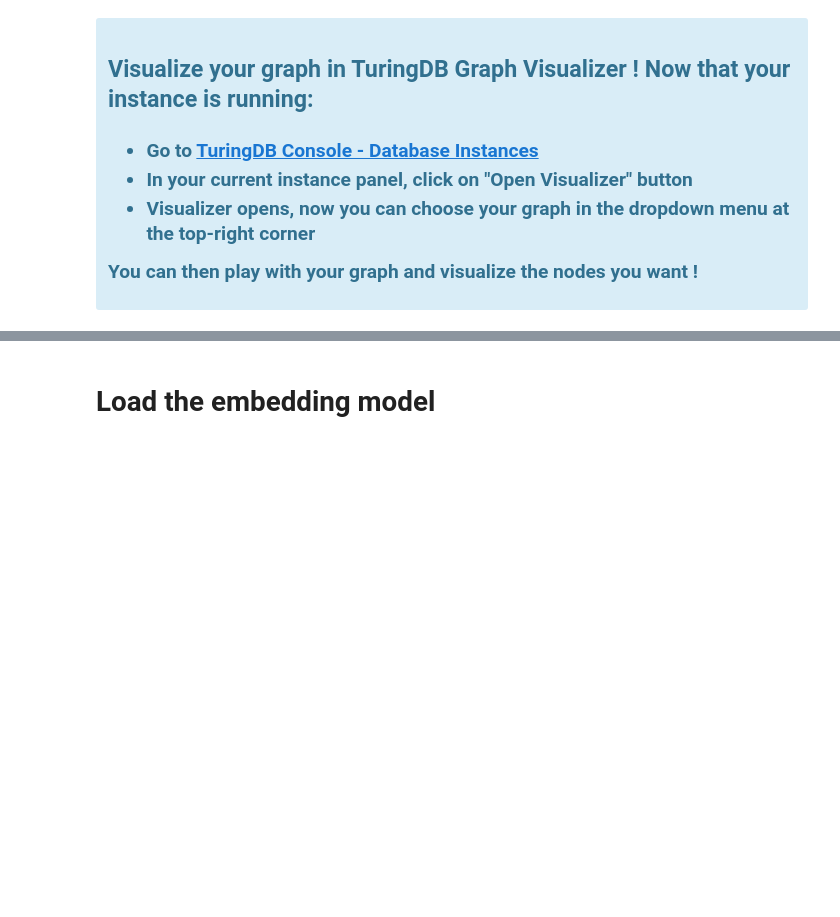
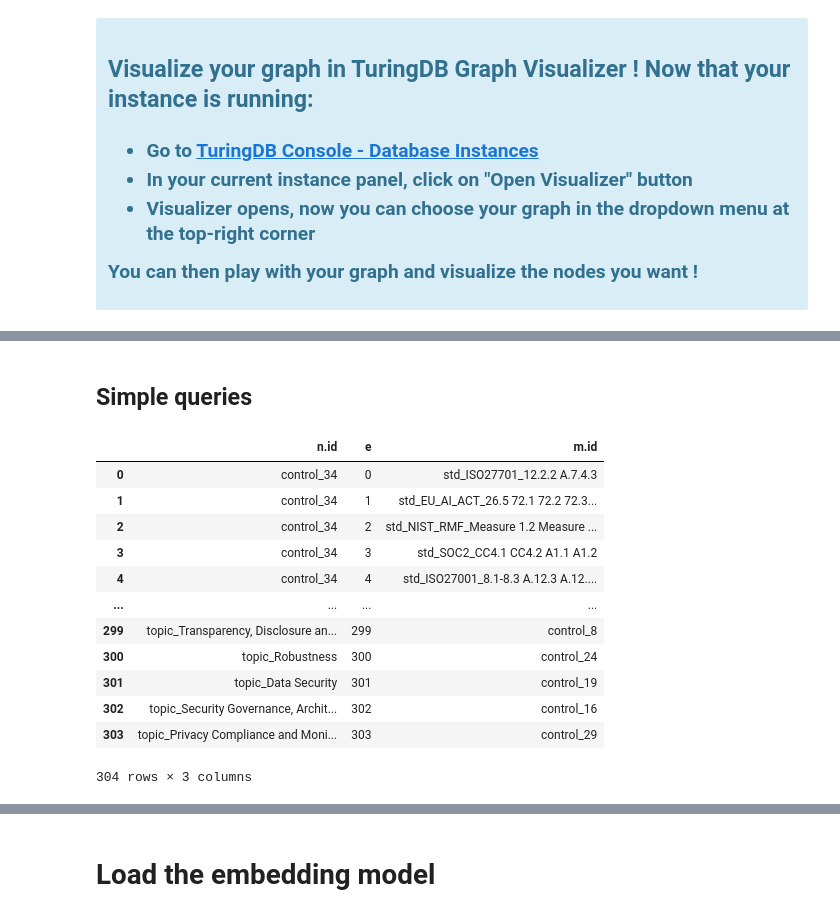
Before and after one commit to turing-db/turingdb-kgsearch, a Jupyter notebook: notebooks/michael_data.ipynb, the cells around one changed output, grey strips where cells are left out. Cells and saved outputs as stored; diff of their text form; code cells hidden in the pictures; blank space fills up the shorter version.

```diff
--- a/notebooks/michael_data.ipynb
+++ b/notebooks/michael_data.ipynb
@@ -142,3 +142,12 @@ def build_create_command_from_networkx(G, node_type_key="type", edge_type_key="t
         return create_command
 
     return ""
+# %%
+def get_return_statements(query):
+    # Extract everything after RETURN
+    match = re.search(r"RETURN\s+(.+)", query, re.IGNORECASE)
+    if match:
+        return_statement = match.group(1).strip()
+        return return_statement.split(", ")
+    else:
+        print("No RETURN clause found")
@@ -451,0 +560,30 @@ Wall time: 160 ms
+# %% [markdown]
+## Simple queries
+# %%
+%%time
+
+# Match all edges and return them
+command = """
+MATCH (n)-[e]-(m)
+RETURN n.id, e, m.id
+"""
+df = client.query(command)
+if df.empty:
+    print("No result found")
+else:
+    df.columns = get_return_statements(command)
+    display(df)
+# %% [output]
+|  | n.id | e | m.id |
+| 0 | control_34 | 0 | std_ISO27701_12.2.2 A.7.4.3 |
+| 1 | control_34 | 1 | std_EU_AI_ACT_26.5 72.1 72.2 72.3... |
+| 2 | control_34 | 2 | std_NIST_RMF_Measure 1.2 Measure ... |
+| 3 | control_34 | 3 | std_SOC2_CC4.1 CC4.2 A1.1 A1.2 |
+| 4 | control_34 | 4 | std_ISO27001_8.1-8.3 A.12.3 A.12.... |
+| ... | ... | ... | ... |
+| 299 | topic_Transparency, Disclosure an... | 299 | control_8 |
+| 300 | topic_Robustness | 300 | control_24 |
+| 301 | topic_Data Security | 301 | control_19 |
+| 302 | topic_Security Governance, Archit... | 302 | control_16 |
+| 303 | topic_Privacy Compliance and Moni... | 303 | control_29 |
+304 rows × 3 columns
```
Also changed, not shown: parts of 22 cells of this notebook.
